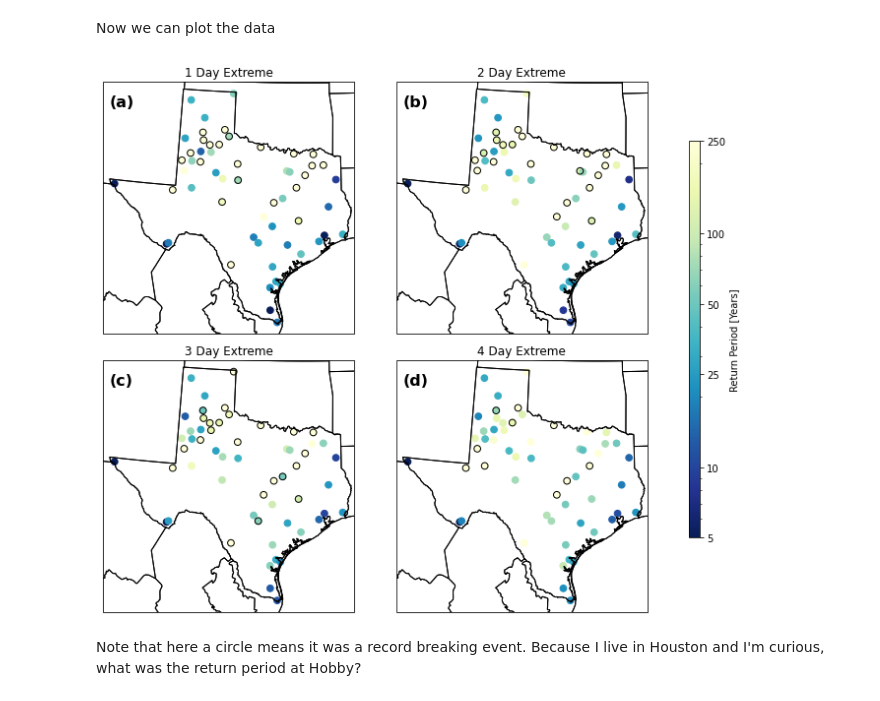
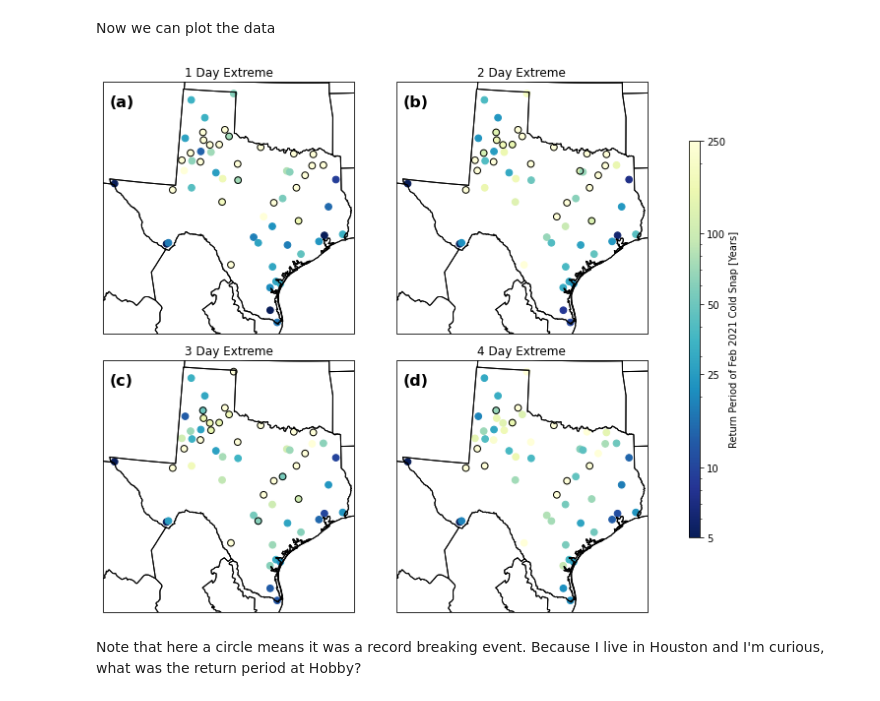
Before and after one commit to jdossgollin/2021-TXtreme, a Jupyter notebook: scripts/local_return_period.ipynb, the cells around one changed output. Drawn from its saved outputs; the diff is of its cells as text; code cells hidden in the pictures.

```diff
--- a/scripts/local_return_period.ipynb
+++ b/scripts/local_return_period.ipynb
@@ -114,35 +114,35 @@ for ax, dur in zip(axes.flat, durations_plot):
         s=45,
     )
     records = mrg.loc[lambda df: df[f"record_{dur}_days"]]
     ax.scatter(
         records["LONGITUDE"],
         records["LATITUDE"],
         transform=data_proj,
         facecolors="none",
         edgecolors="black",
         s=45,
     )
     ax.set_title(f"{dur} Day Extreme")
     ax.add_feature(STATES)
     ax.add_feature(COASTLINE)
 
 fig.canvas.draw()
 fig.tight_layout()
 
 add_panel_text(
     axes,
     xloc=0.025,
     yloc=0.95,
 )
 fig.subplots_adjust(right=0.9)
 cax = fig.add_axes([0.9, 0.15, 0.015, 0.7])
-cbar = fig.colorbar(sc, cax=cax, label="Return Period [Years]")
+cbar = fig.colorbar(sc, cax=cax, label="Return Period of Feb 2021 Cold Snap [Years]")
 cbar.set_ticks(TICKS)
 cbar.ax.set_yticklabels(TICKS)
 smart_save("local_rt_ghcnd")
 plt.show()
 # %% [output]
-[figure, old version]
+[figure, new version]
 # %% [markdown]
 Note that here a circle means it was a record breaking event.
 Because I live in Houston and I'm curious, what was the return period at Hobby?
```
Also changed, not shown: parts of 1 cell of this notebook, 1 other file.
